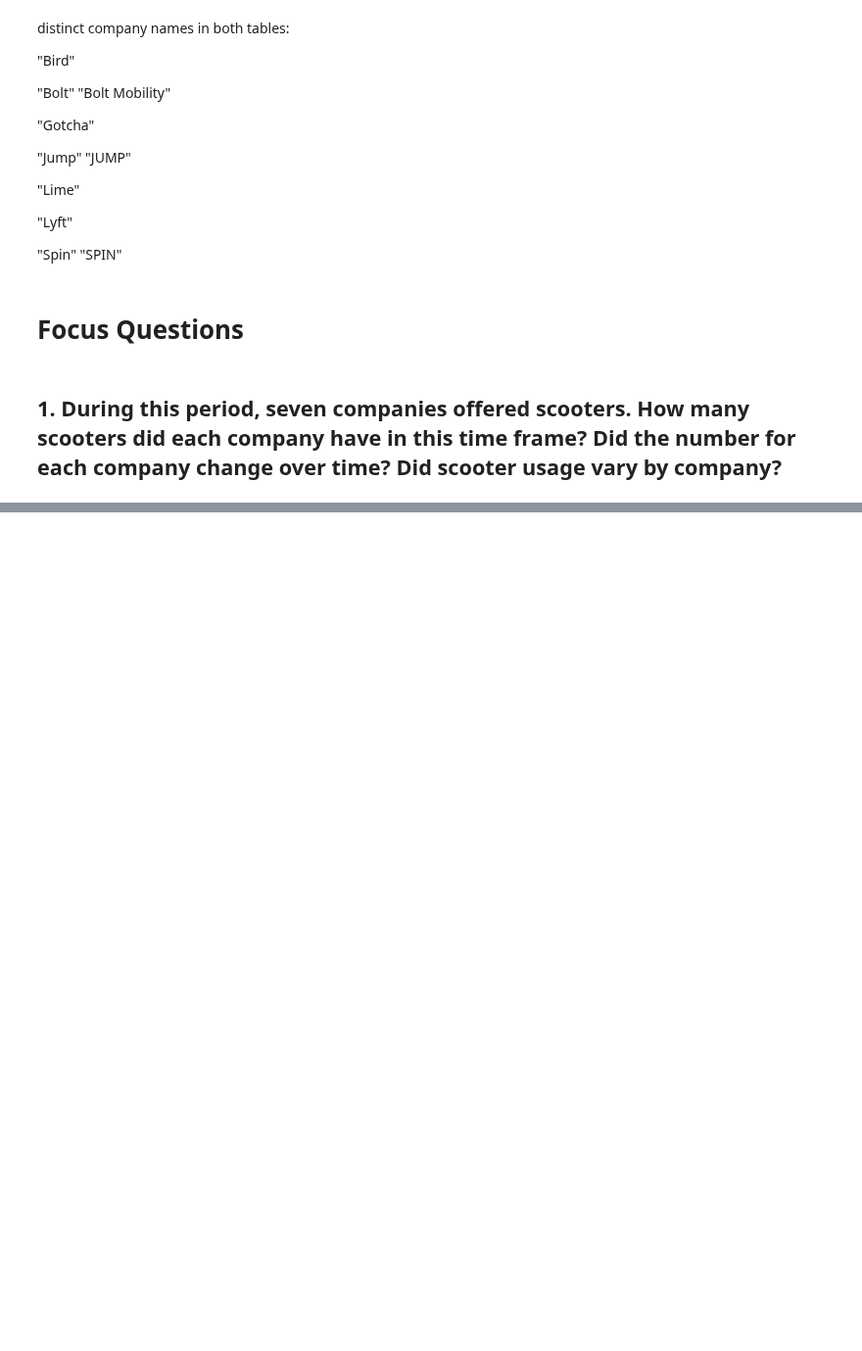
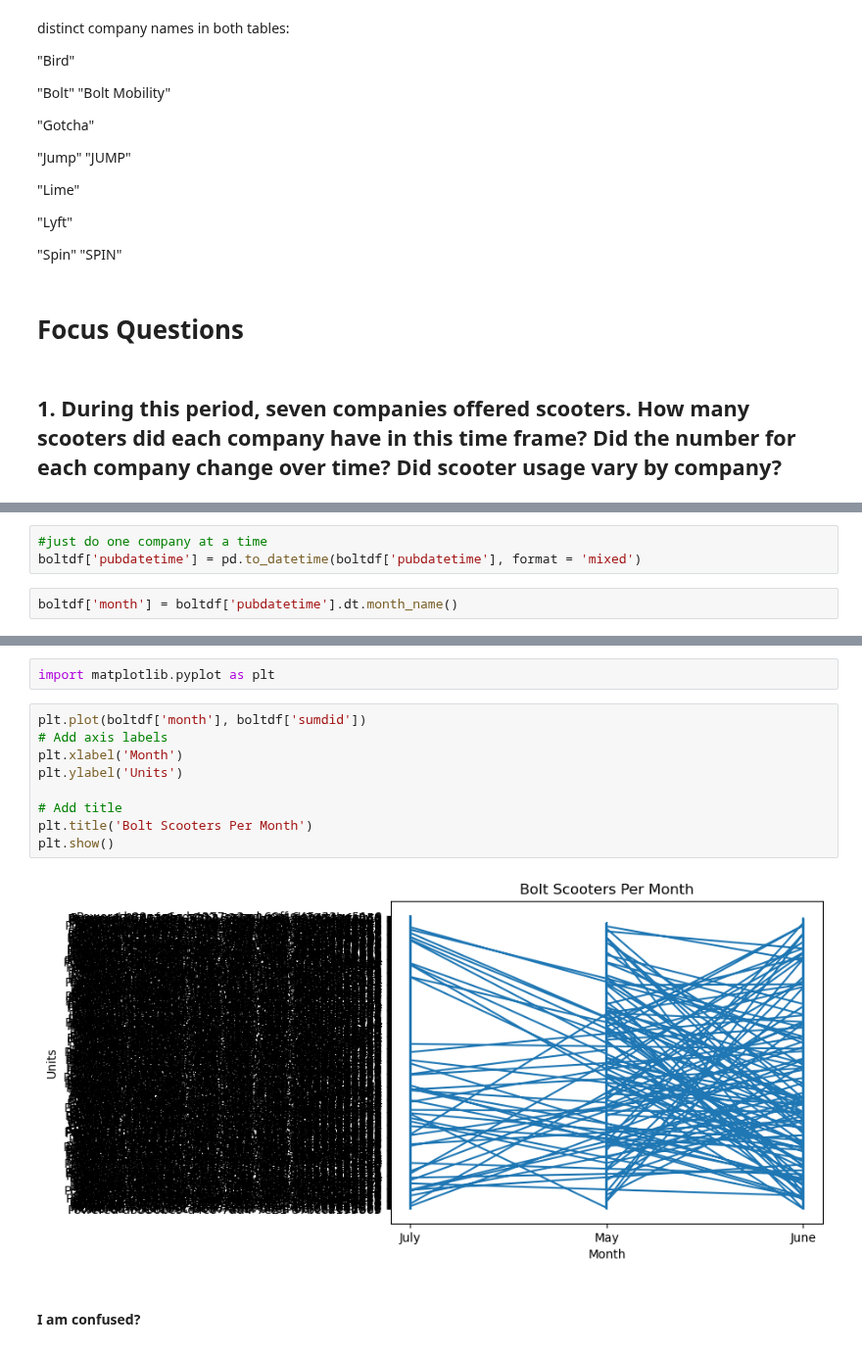
Before and after one commit to NSS-Data-Analytics-Cohort-11/scooters-hot_honey, a Jupyter notebook: Attempt 2.ipynb, the cells around one changed output, grey strips where cells are left out. Shown at 98% size. Drawn from its saved outputs; the diff is of its cells as text; blank space fills up the shorter version.

```diff
--- a/Attempt 2.ipynb
+++ b/Attempt 2.ipynb
@@ -301,0 +327,5 @@ distinct company names in both tables:
+# %%
+#just do one company at a time
+boltdf['pubdatetime'] = pd.to_datetime(boltdf['pubdatetime'], format = 'mixed')
+# %%
+boltdf['month'] = boltdf['pubdatetime'].dt.month_name()
@@ -301,0 +343,15 @@ distinct company names in both tables:
+# %%
+import matplotlib.pyplot as plt
+# %%
+plt.plot(boltdf['month'], boltdf['sumdid'])
+# Add axis labels
+plt.xlabel('Month')
+plt.ylabel('Units')
+
+# Add title
+plt.title('Bolt Scooters Per Month')
+plt.show()
+# %% [output]
+[figure, added]
+# %% [markdown]
+#### I am confused?
```
Also changed, not shown: parts of 11 cells of this notebook, 1 other file.
